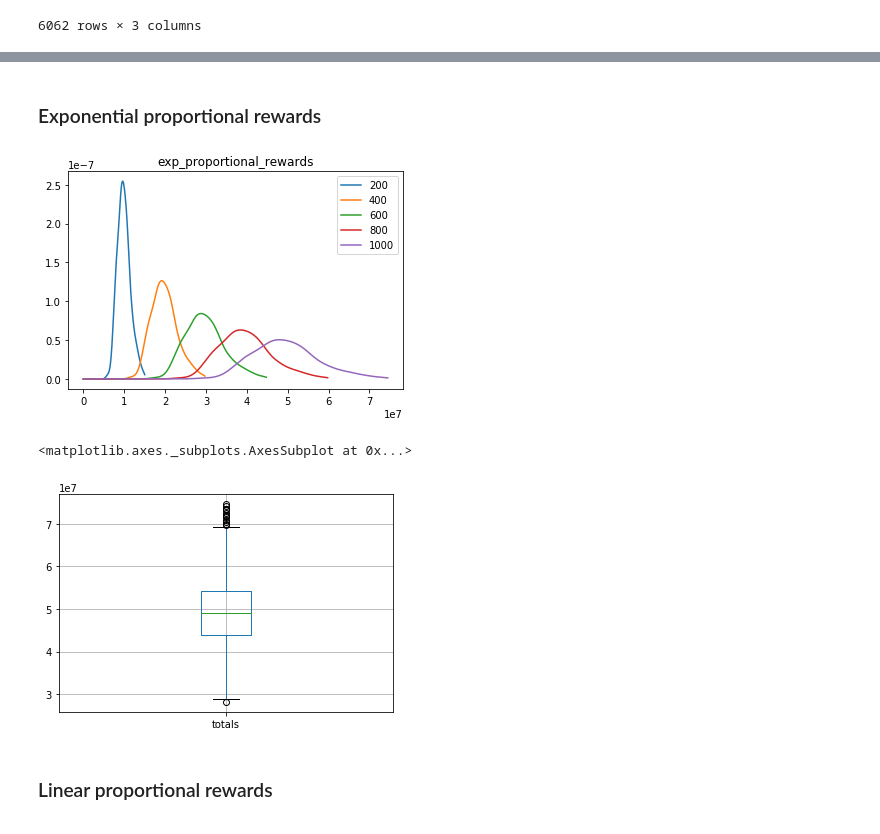
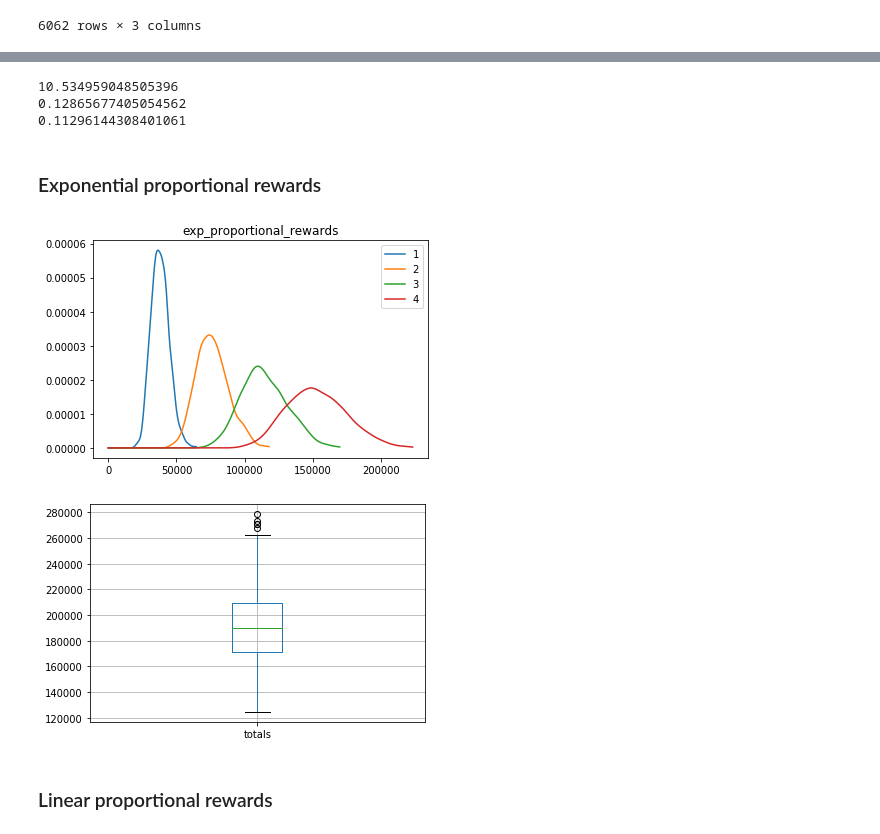
Before and after one commit to traian-d/normal_skew, a Jupyter notebook: injecting_inequality.ipynb, the cells around one changed output, grey strips where cells are left out. Cells and saved outputs as stored; diff of their text form; code cells hidden in the pictures.

Commit message:
* plot with oo api  * attempts at QQ plots in notebook

```diff
--- a/injecting_inequality.ipynb
+++ b/injecting_inequality.ipynb
@@ -55,0 +58,5 @@ mark_mean_var
+# %%
+athletes = set(mark_mean_var[(mark_mean_var['mark']['mean'] < 10.685)].index.tolist())
+dash_data_detrunc = dash_data.loc[dash_data['competitor'].isin(athletes)]
+dash_data_detrunc['mark'].plot.kde()
+plt.savefig('figures/athlete_data_detrunc.png')
@@ -56,21 +65,27 @@ mark_mean_var
+# %%
+mark__mean_var_detrunc = dash_data_detrunc.groupby('competitor').agg({'mark':['mean', 'var', 'std']})
 # %%
-population_mean = mark_mean_var['mark']['mean'].mean()
-population_std = mark_mean_var['mark']['mean'].std()
-individual_std = mark_mean_var['mark']['std'].mean()
+population_mean = mark__mean_var_detrunc['mark']['mean'].mean()
+population_std = mark__mean_var_detrunc['mark']['mean'].std()
+individual_std = mark__mean_var_detrunc['mark']['std'].mean()
 print(population_mean)
 print(population_std)
 print(individual_std)
+# %% [output]
+10.534959048505396
+0.12865677405054562
+0.11296144308401061
 # %% [markdown]
 ### Exponential proportional rewards
 # %%
 seeds_epr = F.initialize_seeds(size=1024, mean=population_mean, st_dev=population_std)
 F.simulate(seeds_epr, 1001, individual_std,
-           F.proportional_rewards, F.exp_proportional_rewards, size=1024)
+           F.proportional_rewards, F.exp_proportional_rewards, save=False, size=1024)
 seeds_epr.boxplot(column=['totals'])
+plt.savefig('figures/epr_boxplot.png')
 # %% [output]
-[figure, old version]
+[figure, new version]
-<matplotlib.axes._subplots.AxesSubplot at 0x...>
-[figure, old version]
+[figure, new version]
 # %% [markdown]
 ### Linear proportional rewards
 # %%
```
Also changed, not shown: parts of 7 cells of this notebook, 1 other file.
